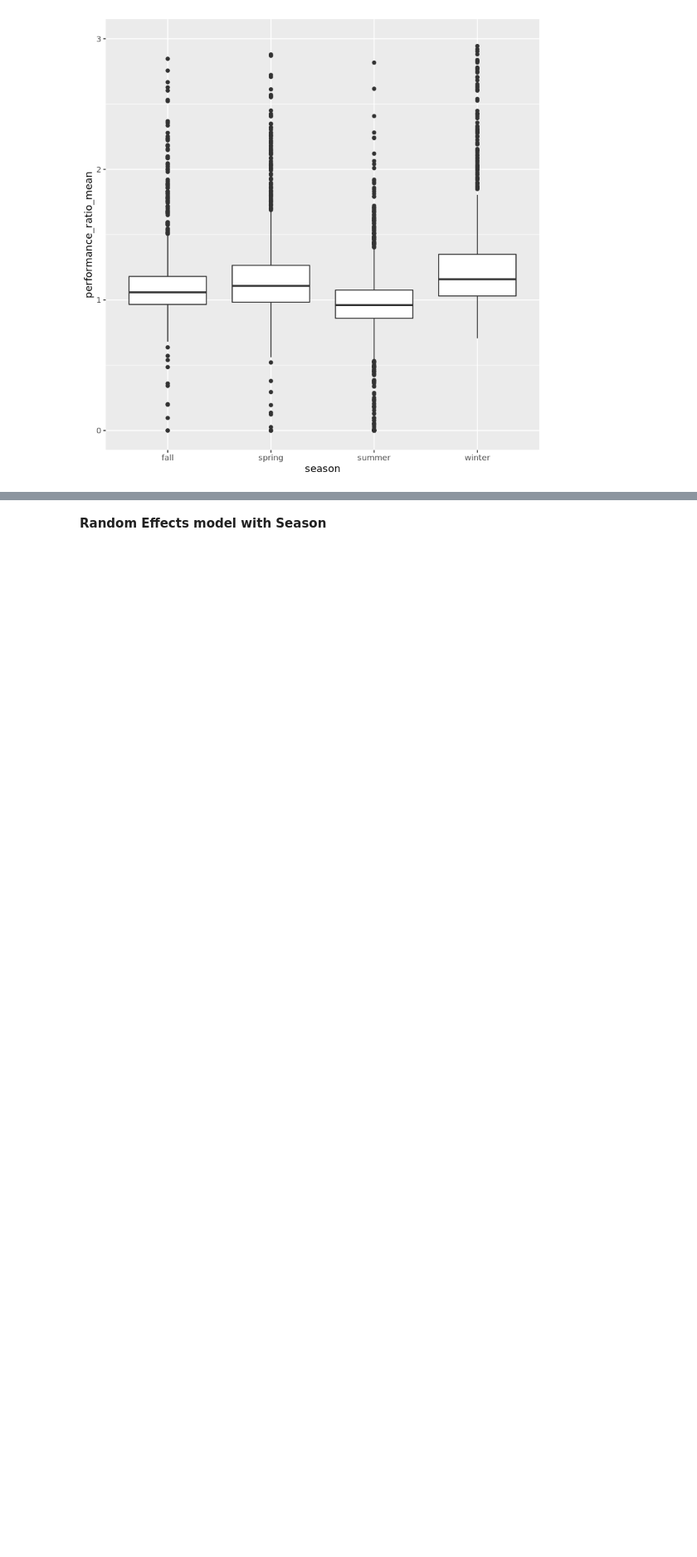
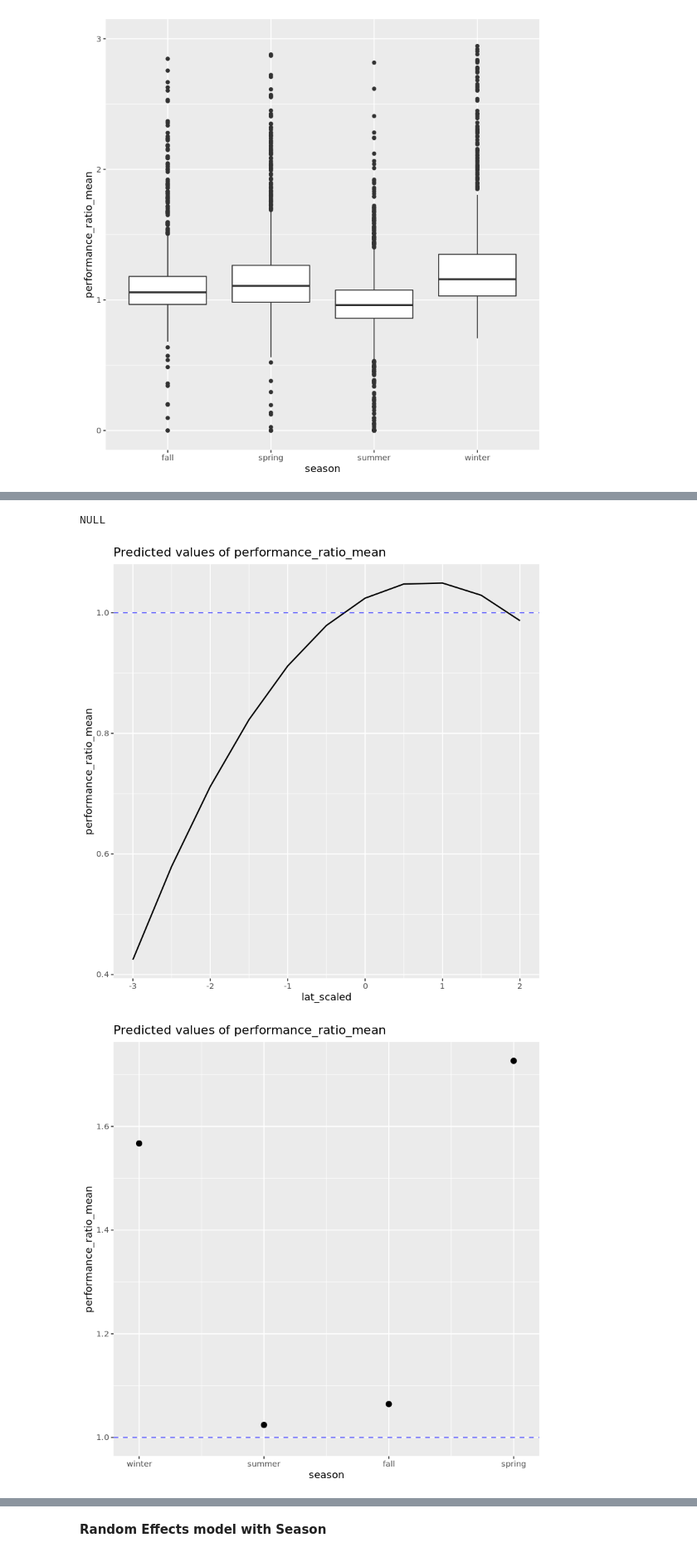
Before and after one commit to HuckleyLab/phyto-mhw, a Jupyter notebook: analysis/modeling/Phytoplankton-LMM.R.ipynb, the cells around one changed output, grey strips where cells are left out. Shown at 83% size. Cells and saved outputs as stored; diff of their text form; code cells hidden in the pictures; blank space fills up the shorter version.

```diff
--- a/analysis/modeling/Phytoplankton-LMM.R.ipynb
+++ b/analysis/modeling/Phytoplankton-LMM.R.ipynb
@@ -283,0 +134,3 @@ $season
+# %%
+simple_re = lmer(performance_ratio_mean ~ (poly(lat_scaled, 2) + sst_scaled + season)^2 + (1|isolate), data=mhwPerformance)
+summary(simple_re)
@@ -283,0 +158,6 @@ $season
+# %%
+simple_re_plots = plot_model(simple_re, type='pred')
+simple_re_plots$lat + baseline_hline
+simple_re_plots$current_year_sst_mean + baseline_hline
+simple_re_plots$season + baseline_hline
+# %% [output]
@@ -283,0 +173,3 @@ $season
+NULL
+[figure, added]
+[figure, added]
```
Also changed, not shown: parts of 54 cells of this notebook.
